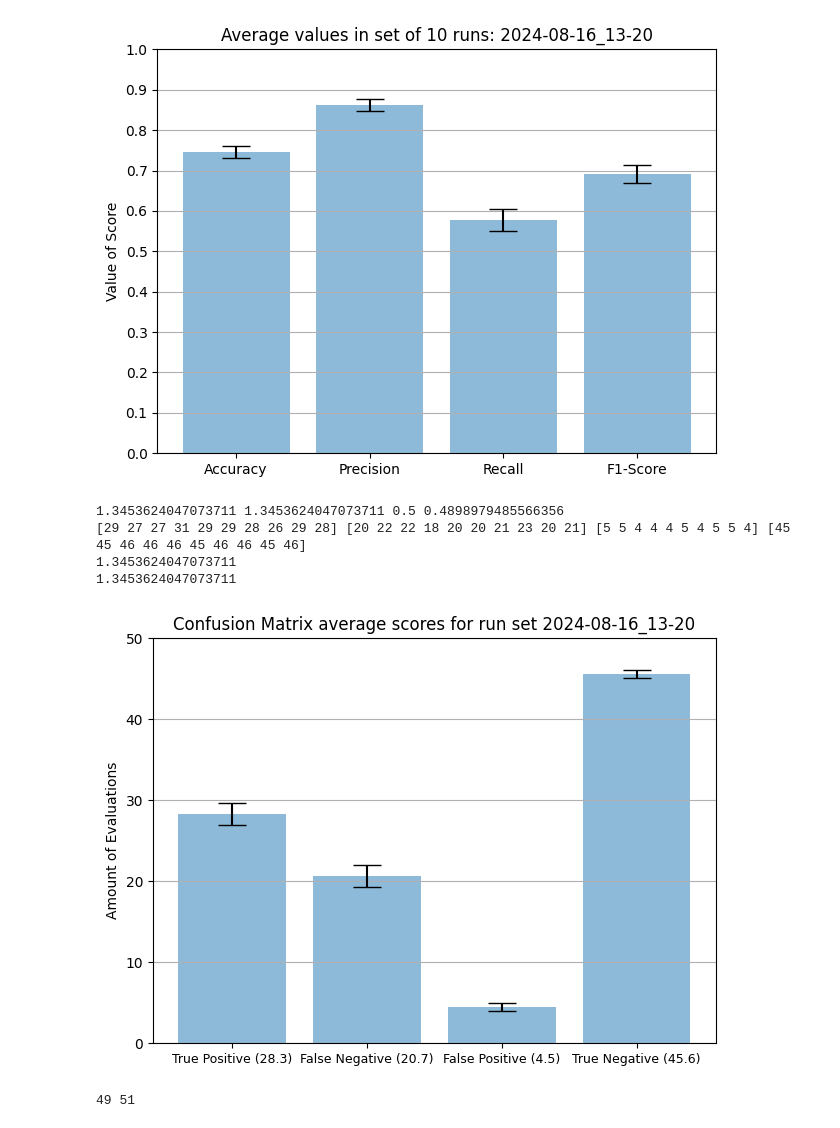
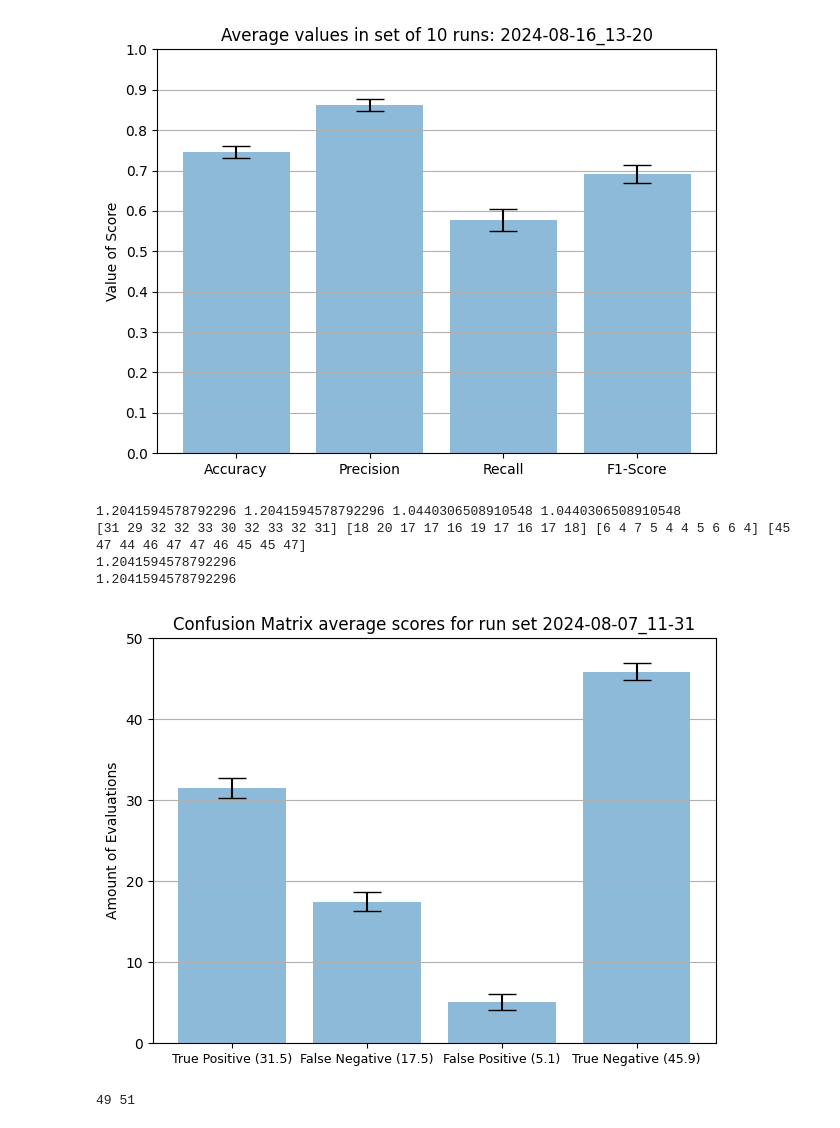
Before and after one commit to Jonas-Barth/bachelor, a Jupyter notebook: score calcs.ipynb, the cells around one changed output. Cells and saved outputs as stored; diff of their text form; code cells hidden in the pictures.

```diff
--- a/score calcs.ipynb
+++ b/score calcs.ipynb
@@ -120,29 +120,29 @@ matrixPlotRuns(scoreTable['Accuracy'].values, scoreTable['Precision'].values, sc
 # %%
 # average confusion matrix
 import pandas as pd
 import numpy as np
 
-name = "2024-08-16_13-20"
-path = "results\\binary\\yesNo\\tweet_eval_irony_train\\100\\gpt-4\\" + name
+name = "2024-08-07_11-31"
+path = "results\\binary\\default\\tweet_eval_irony_train\\100\\gpt-4\\" + name
 
 scoreTable = pd.read_excel(path + "\\scoreMatrix.xlsx")
 scoreTable
 
 matrixPlotValues(scoreTable['tp'].values, scoreTable['fp'].values, scoreTable['fn'].values, scoreTable['tn'].values, path, name)
 
 print(scoreTable['tp'].values, scoreTable['fn'].values, scoreTable['fp'].values, scoreTable['tn'].values)
 
 print(np.std(scoreTable['tp'].values))
 print(np.std(scoreTable['fn'].values))
 
 
 #scoreTable['Accuracy'].values
 # %% [output]
-1.3453624047073711 1.3453624047073711 0.5 0.4898979485566356
-[29 27 27 31 29 29 28 26 29 28] [20 22 22 18 20 20 21 23 20 21] [5 5 4 4 4 5 4 5 5 4] [45 45 46 46 46 45 46 46 45 46]
-1.3453624047073711
-1.3453624047073711
+1.2041594578792296 1.2041594578792296 1.0440306508910548 1.0440306508910548
+[31 29 32 32 33 30 32 33 32 31] [18 20 17 17 16 19 17 16 17 18] [6 4 7 5 4 4 5 6 6 4] [45 47 44 46 47 47 46 45 45 47]
+1.2041594578792296
+1.2041594578792296
-[figure, old version]
+[figure, new version]
 # %%
 # SMALL TEST CELL TO TEST DATASETS MANUALLY (pre-gpt)
 dataset = pd.read_csv("datasets\\tweet_eval_irony_train.csv")
```
Also changed, not shown: parts of 2 cells of this notebook, 7 other files.
